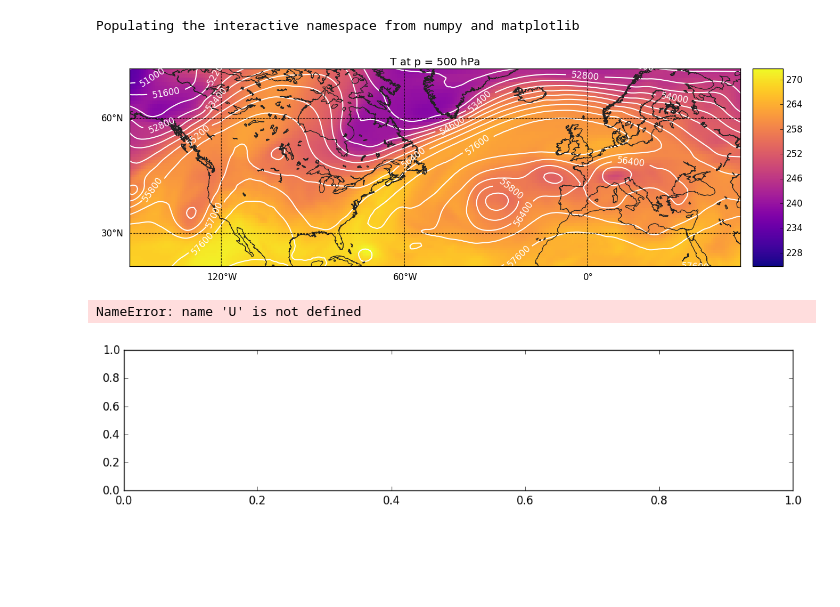
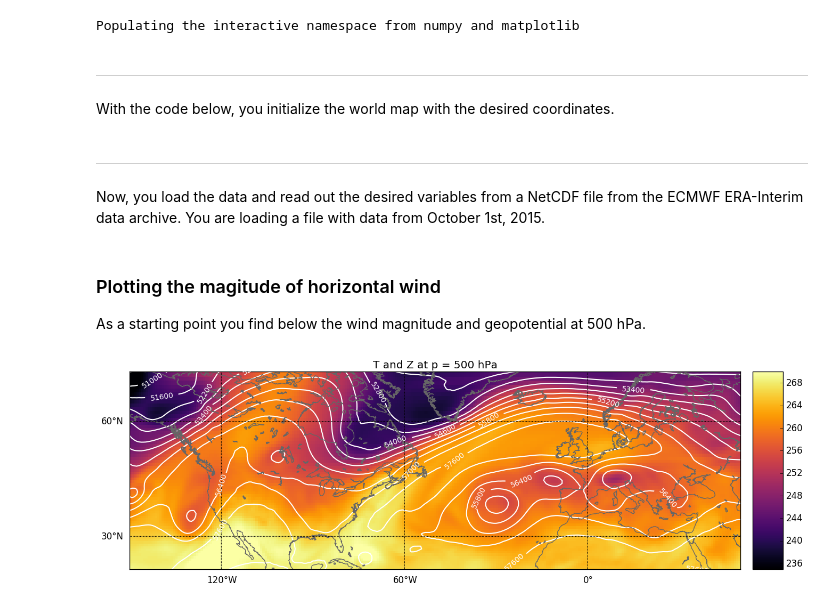
Before and after one commit to Chiil/dynamic_meteorology, a Jupyter notebook: Geostrophy and thermal wind.ipynb, the cells around one changed output. Drawn from its saved outputs; the diff is of its cells as text; code cells hidden in the pictures; blank space fills up the shorter version.

```diff
--- a/Geostrophy and thermal wind.ipynb
+++ b/Geostrophy and thermal wind.ipynb
@@ -10,10 +19,22 @@ pl.rcParams.update({'font.size': 12})          # Set the standard font size of t
 pl.rcParams.update({'figure.figsize': [13,6]}) # Set the standard figure size.
 # %% [output]
 Populating the interactive namespace from numpy and matplotlib
+# %% [markdown]
+___
+With the code below, you initialize the world map with the desired coordinates.
 # %%
-m = Basemap(llcrnrlon=-150, llcrnrlat=20,
-            urcrnrlon=  50, urcrnrlat=70,
+lon_start = -150.
+lon_end   =   50.
+lat_start =   20.
+lat_end   =   70.
+m = Basemap(llcrnrlon=lon_start,
+            llcrnrlat=lat_start,
+            urcrnrlon=lon_end,
+            urcrnrlat=lat_end,
             projection='mill', resolution='l')
+# %% [markdown]
+___
+Now, you load the data and read out the desired variables from a NetCDF file from the ECMWF ERA-Interim data archive. You are loading a file with data from October 1st, 2015.
 # %%
 nc_file = nc.Dataset("data/era_data.nc", "r")
 lat = nc_file.variables["latitude"][:]
@@ -33,19 +54,22 @@ T = np.roll(nc_file.variables["t"][t,:,:,:], nroll, -1)
 
 lons, lats = m(*np.meshgrid(lon, lat))
 lonrad, latrad = np.meshgrid(np.pi/180.*lon, np.pi/180.*lat)
+# %% [markdown]
+### Plotting the magitude of horizontal wind
+As a starting point you find below the wind magnitude and geopotential at 500 hPa.
 # %%
-m.pcolormesh(lons, lats, T[n,:,:], cmap=pl.cm.plasma)
+m.pcolormesh(lons, lats, T[n,:,:], cmap=pl.cm.inferno, vmin=235, vmax=270)
 m.colorbar()
 cz = m.contour(lons, lats, z[n,:,:], 15, colors='w', linewidths=1.5)
-pl.clabel(cz, fmt='%1.0f')
-m.drawcoastlines(color='#222222')
+pl.clabel(cz, fontsize=10., fmt='%1.0f')
+m.drawcoastlines(color='#666666')
 # draw parallels.
 parallels = np.arange(0.,90,30.)
 m.drawparallels(parallels,labels=[1,0,0,0])
 # draw meridians
 meridians = np.arange(0.,360.,60.)
 m.drawmeridians(meridians,labels=[0,0,0,1])
-pl.title('T at p = {0:.0f} hPa'.format(p[n] / 100));
+pl.title('T and Z at p = {0:.0f} hPa'.format(p[n] / 100));
 pl.tight_layout()
 # %% [output]
-[figure, old version]
+[figure, new version]
@@ -72,31 +75,0 @@ Ug = (ug**2 + vg**2)**.5
-# %%
-umin = 0.
-umax = 60.
-pl.subplot(211)
-m.pcolormesh(lons, lats, U[n,:,:], vmin=umin, vmax=umax, cmap=pl.cm.gist_ncar)
-m.colorbar()
-m.contour(lons, lats, z[n,:,:], 15, colors='w', linewidths=1.5)
-m.drawcoastlines()
-# draw parallels.
-parallels = np.arange(0.,90,20.)
-m.drawparallels(parallels,labels=[1,0,0,0])
-# draw meridians
-meridians = np.arange(0.,360.,20.)
-m.drawmeridians(meridians,labels=[0,0,0,1]);
-pl.title('u (m/s)')
-pl.subplot(212)
-m.pcolormesh(lons, lats, Ug[n,:,:], vmin=umin, vmax=umax, cmap=pl.cm.gist_ncar)
-m.colorbar();
-m.contour(lons, lats, z[n,:,:], 15, colors='w', linewidths=1.5)
-m.drawcoastlines()
-# draw parallels.
-parallels = np.arange(0.,90,20.)
-m.drawparallels(parallels,labels=[1,0,0,0])
-# draw meridians
-meridians = np.arange(0.,360.,20.)
-m.drawmeridians(meridians,labels=[0,0,0,1]);
-pl.title('u_g (m/s)')
-pl.tight_layout()
-# %% [output]
-NameError: name 'U' is not defined
-[figure, removed]
```
Also changed, not shown: parts of 10 cells of this notebook.
